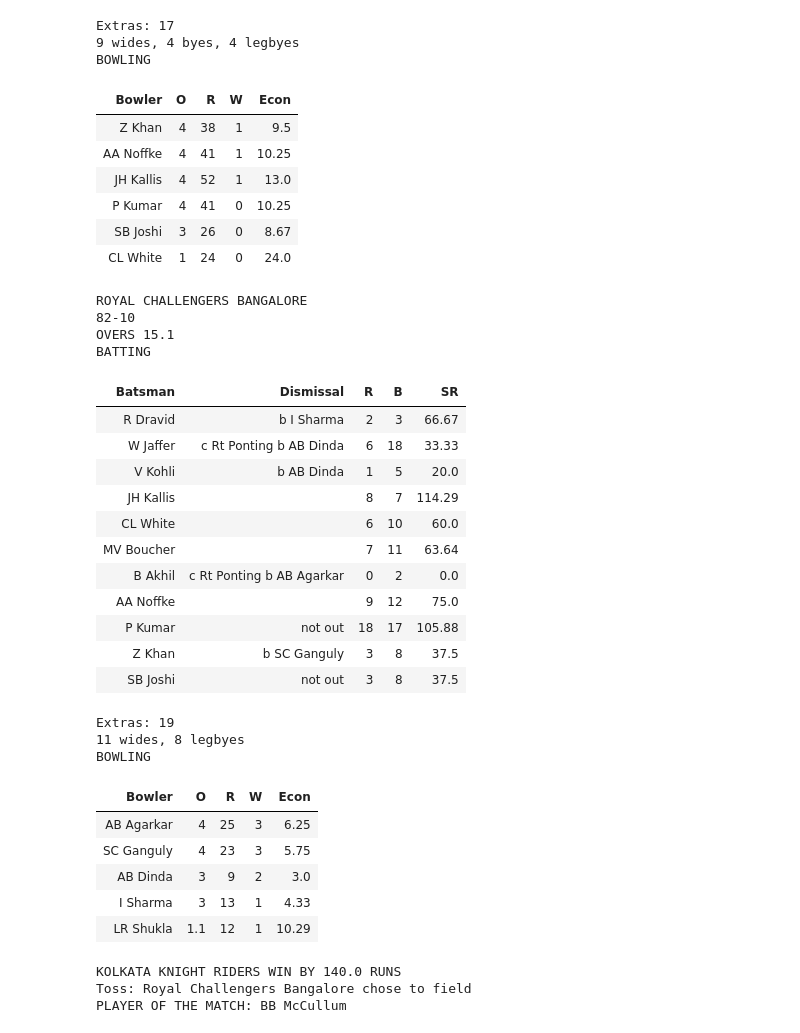
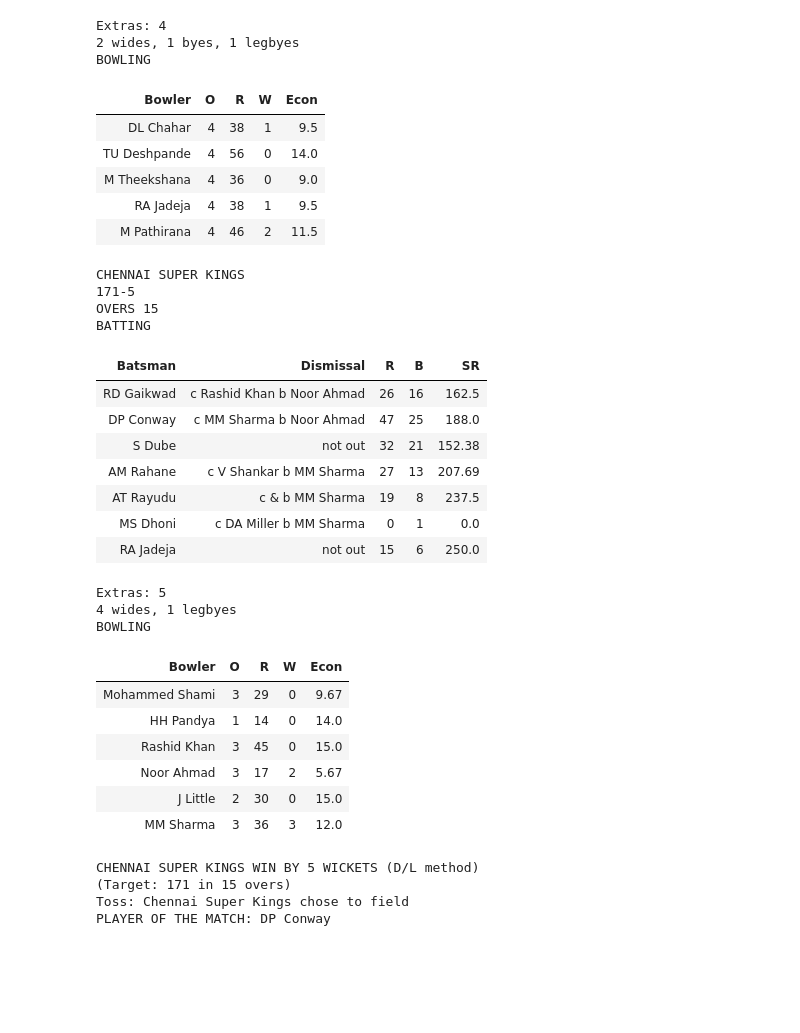
Before and after one commit to poketwouser/IPL-Data-Curation-and-Visualization, a Jupyter notebook: notebooks/P05_Scorecards.ipynb, the cells around one changed output. Cells and saved outputs as stored; diff of their text form; code cells hidden in the pictures; blank space fills up the shorter version.

Commit message:
Scorecard Completed

```diff
--- a/notebooks/P05_Scorecards.ipynb
+++ b/notebooks/P05_Scorecards.ipynb
@@ -634,20 +921,4 @@ def generate_ipl_scorecard(match_id, deliveries=deliveries, matches=matches):
 # %%
-def generate_all_scorecards(deliveries, matches, limit=5):
-    """
-    Generate styled scorecards for multiple matches
-    """
-    unique_matches = matches['id'].unique()
-
-    for i, match_id in enumerate(unique_matches[:limit]):
-        display(generate_ipl_scorecard(match_id))
-        if i < limit - 1:
-            display(HTML("<hr style='margin: 40px 0; border: 1px solid #ddd;'>"))
-
-# Example usage:
-# Display single match scorecard
-scorecard_html = generate_ipl_scorecard(335982)
+scorecard_html = generate_ipl_scorecard(1370353)
 display(scorecard_html)
-
-# Display multiple match scorecards
-# generate_all_styled_scorecards(deliveries, matches, limit=3)
 # %% [output]
@@ -668,38 +940,35 @@ BATTING
-Extras: 17
-9 wides, 4 byes, 4 legbyes
+Extras: 4
+2 wides, 1 byes, 1 legbyes
 BOWLING
 | Bowler | O | R | W | Econ |
-| Z Khan | 4 | 38 | 1 | 9.5 |
-| AA Noffke | 4 | 41 | 1 | 10.25 |
-| JH Kallis | 4 | 52 | 1 | 13.0 |
-| P Kumar | 4 | 41 | 0 | 10.25 |
-| SB Joshi | 3 | 26 | 0 | 8.67 |
-| CL White | 1 | 24 | 0 | 24.0 |
+| DL Chahar | 4 | 38 | 1 | 9.5 |
+| TU Deshpande | 4 | 56 | 0 | 14.0 |
+| M Theekshana | 4 | 36 | 0 | 9.0 |
+| RA Jadeja | 4 | 38 | 1 | 9.5 |
+| M Pathirana | 4 | 46 | 2 | 11.5 |
-ROYAL CHALLENGERS BANGALORE
-82-10
-OVERS 15.1
+CHENNAI SUPER KINGS
+171-5
+OVERS 15
 BATTING
 | Batsman | Dismissal | R | B | SR |
-| R Dravid | b I Sharma | 2 | 3 | 66.67 |
-| W Jaffer | c Rt Ponting b AB Dinda | 6 | 18 | 33.33 |
-| V Kohli | b AB Dinda | 1 | 5 | 20.0 |
-| JH Kallis |  | 8 | 7 | 114.29 |
-| CL White |  | 6 | 10 | 60.0 |
-| MV Boucher |  | 7 | 11 | 63.64 |
-| B Akhil | c Rt Ponting b AB Agarkar | 0 | 2 | 0.0 |
-| AA Noffke |  | 9 | 12 | 75.0 |
-| P Kumar | not out | 18 | 17 | 105.88 |
-| Z Khan | b SC Ganguly | 3 | 8 | 37.5 |
-| SB Joshi | not out | 3 | 8 | 37.5 |
+| RD Gaikwad | c Rashid Khan b Noor Ahmad | 26 | 16 | 162.5 |
+| DP Conway | c MM Sharma b Noor Ahmad | 47 | 25 | 188.0 |
+| S Dube | not out | 32 | 21 | 152.38 |
+| AM Rahane | c V Shankar b MM Sharma | 27 | 13 | 207.69 |
+| AT Rayudu | c & b MM Sharma | 19 | 8 | 237.5 |
+| MS Dhoni | c DA Miller b MM Sharma | 0 | 1 | 0.0 |
+| RA Jadeja | not out | 15 | 6 | 250.0 |
-Extras: 19
-11 wides, 8 legbyes
+Extras: 5
+4 wides, 1 legbyes
 BOWLING
 | Bowler | O | R | W | Econ |
-| AB Agarkar | 4 | 25 | 3 | 6.25 |
-| SC Ganguly | 4 | 23 | 3 | 5.75 |
-| AB Dinda | 3 | 9 | 2 | 3.0 |
-| I Sharma | 3 | 13 | 1 | 4.33 |
-| LR Shukla | 1.1 | 12 | 1 | 10.29 |
+| Mohammed Shami | 3 | 29 | 0 | 9.67 |
+| HH Pandya | 1 | 14 | 0 | 14.0 |
+| Rashid Khan | 3 | 45 | 0 | 15.0 |
+| Noor Ahmad | 3 | 17 | 2 | 5.67 |
+| J Little | 2 | 30 | 0 | 15.0 |
+| MM Sharma | 3 | 36 | 3 | 12.0 |
-KOLKATA KNIGHT RIDERS WIN BY 140.0 RUNS
-Toss: Royal Challengers Bangalore chose to field
-PLAYER OF THE MATCH: BB McCullum
+CHENNAI SUPER KINGS WIN BY 5 WICKETS (D/L method)
+(Target: 171 in 15 overs)
+Toss: Chennai Super Kings chose to field
+PLAYER OF THE MATCH: DP Conway
```
Also changed, not shown: parts of 4 cells of this notebook, 1 other file.
